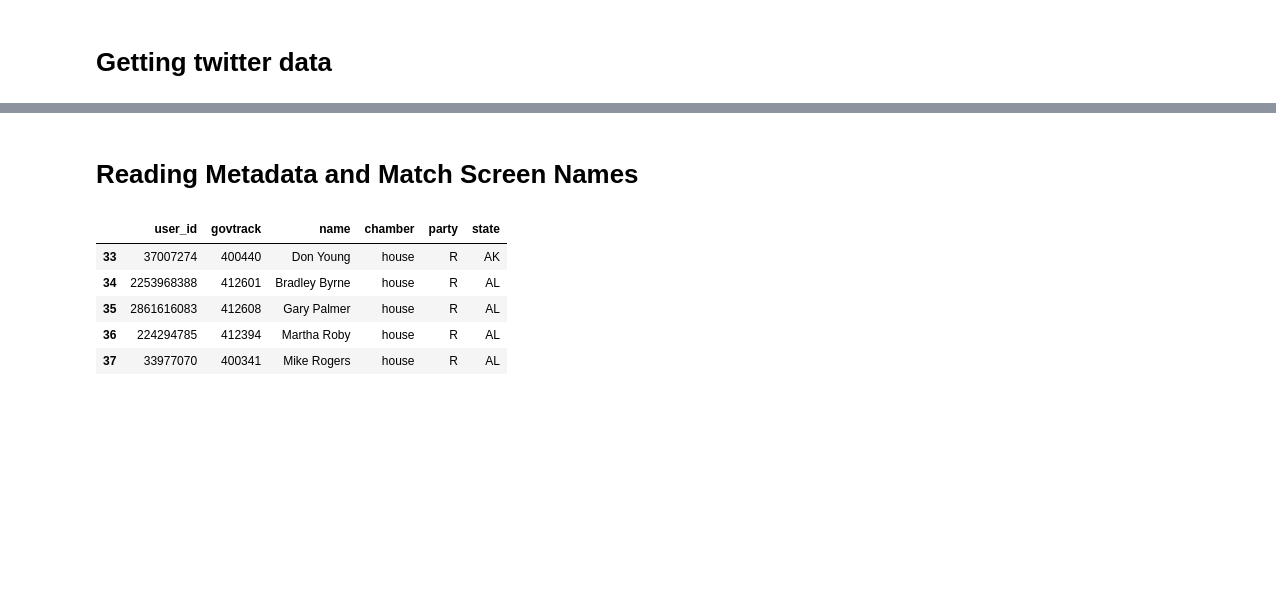
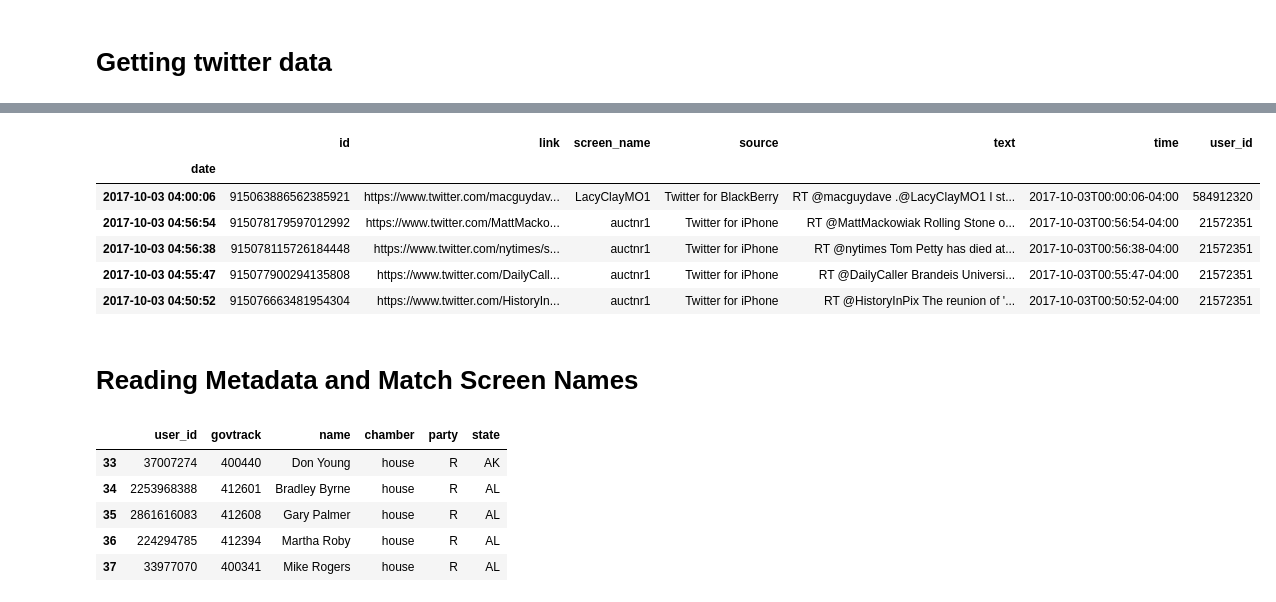
Before and after one commit to sdaza/track-congress-tweets, a Jupyter notebook: notebooks/getting_the_data.ipynb, the cells around one changed output, grey strips where cells are left out. Saved outputs shown, nothing was run; the diff lists cells and outputs as text; code cells hidden in the pictures; blank space fills up the shorter version.

```diff
--- a/notebooks/getting_the_data.ipynb
+++ b/notebooks/getting_the_data.ipynb
@@ -51,7 +58,15 @@ df.shape
 # %%
 df['date'] = pd.to_datetime(df.time)
 df.set_index('date', inplace=True)
-#df.head()
+df.head()
+# %% [output]
+|  | id | link | screen_name | source | text | time | user_id |
+| date |  |  |  |  |  |  |  |
+| 2017-10-03 04:00:06 | 915063886562385921 | https://www.twitter.com/macguydav... | LacyClayMO1 | Twitter for BlackBerry | RT @macguydave .@LacyClayMO1 I st... | 2017-10-03T00:00:06-04:00 | 584912320 |
+| 2017-10-03 04:56:54 | 915078179597012992 | https://www.twitter.com/MattMacko... | auctnr1 | Twitter for iPhone | RT @MattMackowiak Rolling Stone o... | 2017-10-03T00:56:54-04:00 | 21572351 |
+| 2017-10-03 04:56:38 | 915078115726184448 | https://www.twitter.com/nytimes/s... | auctnr1 | Twitter for iPhone | RT @nytimes Tom Petty has died at... | 2017-10-03T00:56:38-04:00 | 21572351 |
+| 2017-10-03 04:55:47 | 915077900294135808 | https://www.twitter.com/DailyCall... | auctnr1 | Twitter for iPhone | RT @DailyCaller Brandeis Universi... | 2017-10-03T00:55:47-04:00 | 21572351 |
+| 2017-10-03 04:50:52 | 915076663481954304 | https://www.twitter.com/HistoryIn... | auctnr1 | Twitter for iPhone | RT @HistoryInPix The reunion of '... | 2017-10-03T00:50:52-04:00 | 21572351 |
 # %%
 # number of tweets per day
 # df.text.resample('D').count().plot();
```
Also changed, not shown: parts of 14 cells of this notebook, 21 other files.
